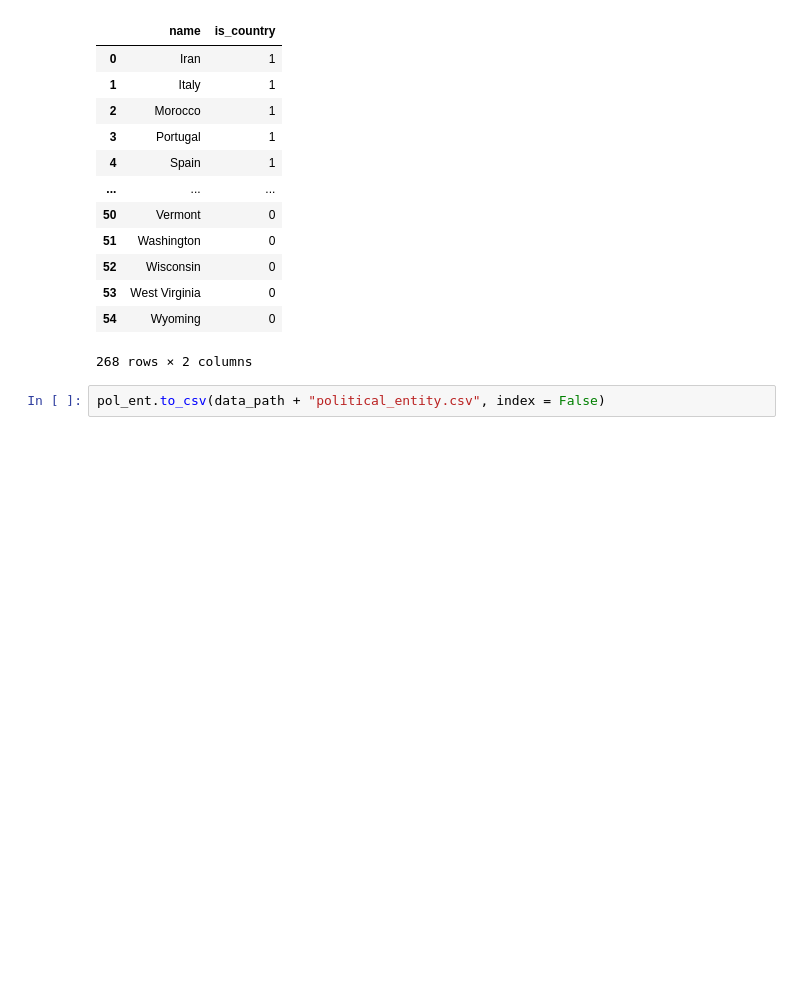
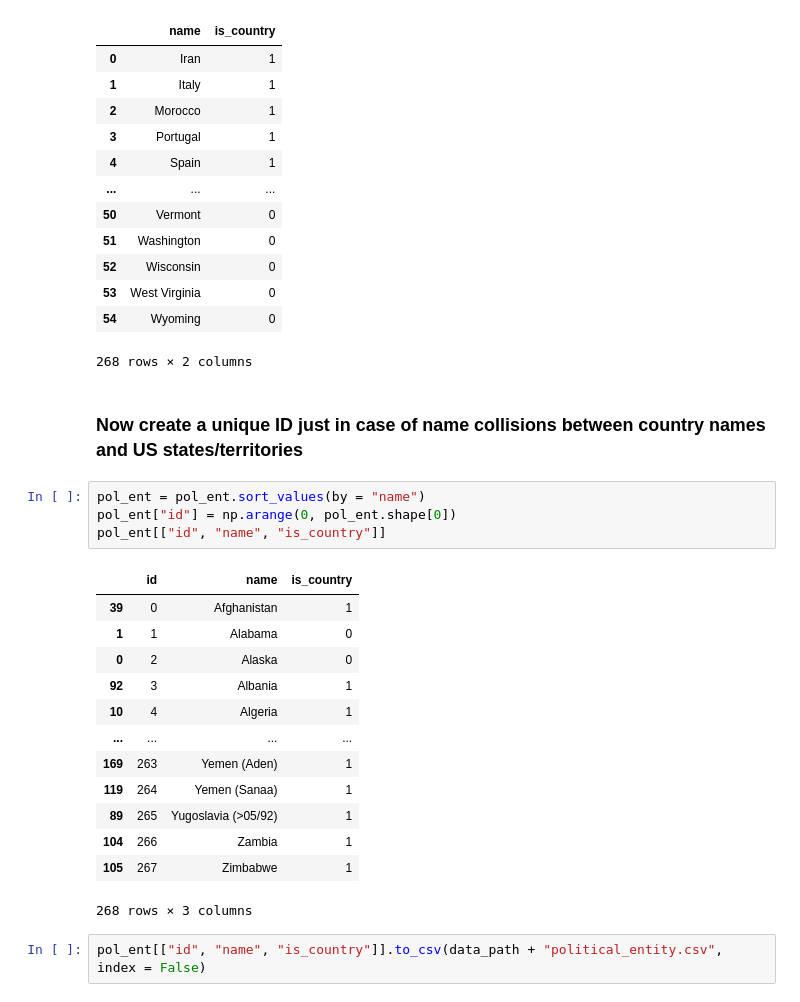
Before and after one commit to stevegbrooks/commodify, a Jupyter notebook: political_entity.ipynb, the cells around one changed output. Cells and saved outputs as stored; diff of their text form; blank space fills up the shorter version.

Commit message:
added ID to political entity to deal with Georgia

```diff
--- a/political_entity.ipynb
+++ b/political_entity.ipynb
@@ -93,5 +93,25 @@ pol_ent
 | 53 | West Virginia | 0 |
 | 54 | Wyoming | 0 |
 268 rows × 2 columns
+# %% [markdown]
+### Now create a unique ID just in case of name collisions between country names and US states/territories
+# %%
+pol_ent = pol_ent.sort_values(by = "name")
+pol_ent["id"] = np.arange(0, pol_ent.shape[0])
+pol_ent[["id", "name", "is_country"]]
+# %% [output]
+|  | id | name | is_country |
+| 39 | 0 | Afghanistan | 1 |
+| 1 | 1 | Alabama | 0 |
+| 0 | 2 | Alaska | 0 |
+| 92 | 3 | Albania | 1 |
+| 10 | 4 | Algeria | 1 |
+| ... | ... | ... | ... |
+| 169 | 263 | Yemen (Aden) | 1 |
+| 119 | 264 | Yemen (Sanaa) | 1 |
+| 89 | 265 | Yugoslavia (>05/92) | 1 |
+| 104 | 266 | Zambia | 1 |
+| 105 | 267 | Zimbabwe | 1 |
+268 rows × 3 columns
 # %%
-pol_ent.to_csv(data_path + "political_entity.csv", index = False)
+pol_ent[["id", "name", "is_country"]].to_csv(data_path + "political_entity.csv", index = False)
```
Also changed, not shown: 3 other files.
